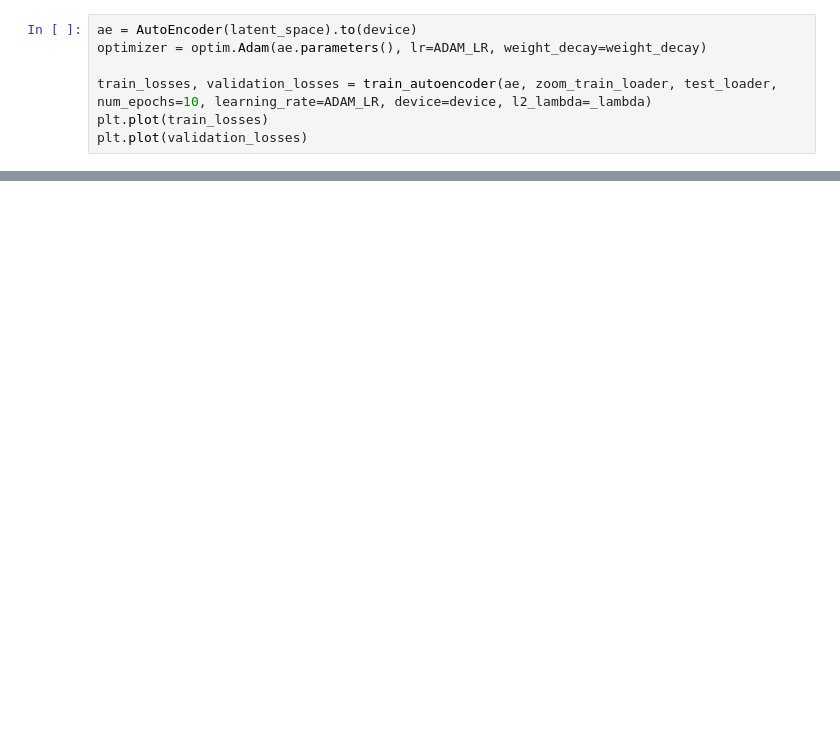
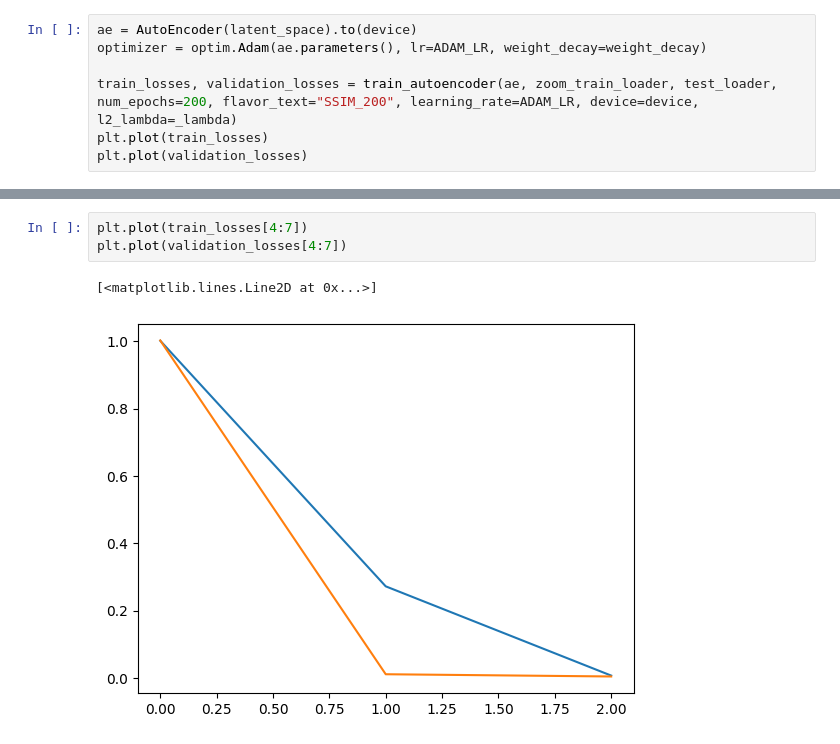
Before and after one commit to xZenshin/Anomaly-Detection, a Jupyter notebook: Anomaly_Detector_3001.ipynb, the cells around one changed output, grey strips where cells are left out. Saved outputs shown, nothing was run; the diff lists cells and outputs as text; blank space fills up the shorter version.

```diff
--- a/Anomaly_Detector_3001.ipynb
+++ b/Anomaly_Detector_3001.ipynb
@@ -542,7 +736,7 @@ _lambda = 0.001
 ae = AutoEncoder(latent_space).to(device)
 optimizer = optim.Adam(ae.parameters(), lr=ADAM_LR, weight_decay=weight_decay)
 
-train_losses, validation_losses = train_autoencoder(ae, zoom_train_loader, test_loader, num_epochs=10, learning_rate=ADAM_LR, device=device, l2_lambda=_lambda)
+train_losses, validation_losses = train_autoencoder(ae, zoom_train_loader, test_loader, num_epochs=200, flavor_text="SSIM_200", learning_rate=ADAM_LR, device=device, l2_lambda=_lambda)
 plt.plot(train_losses)
 plt.plot(validation_losses)
 # %% [output]
@@ -551 +759,7 @@ plt.plot(validation_losses)
+# %%
+plt.plot(train_losses[4:7])
+plt.plot(validation_losses[4:7])
+# %% [output]
+[<matplotlib.lines.Line2D at 0x...>]
+[figure, added]
 # %%
```
Also changed, not shown: parts of 17 cells of this notebook.
